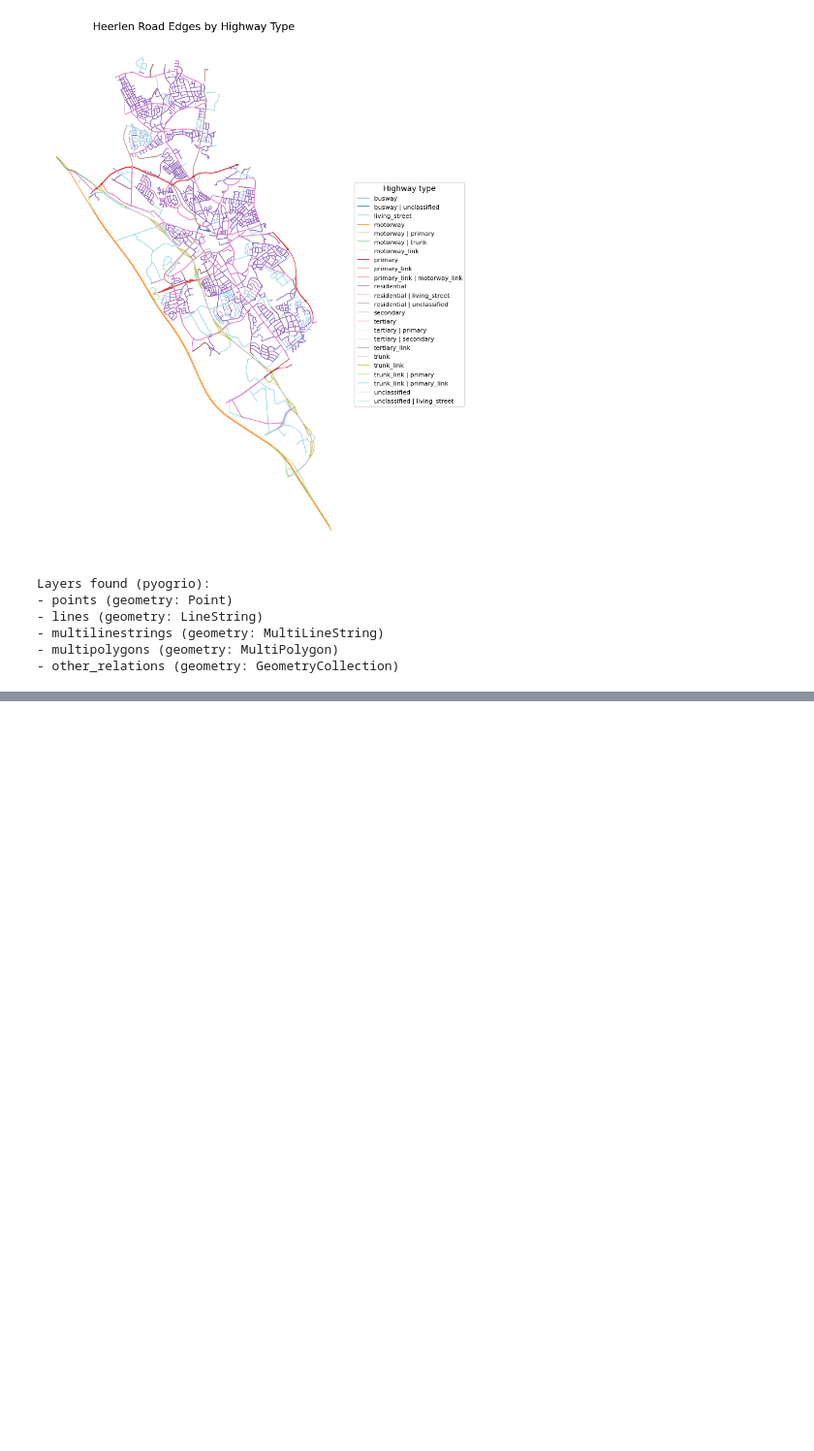
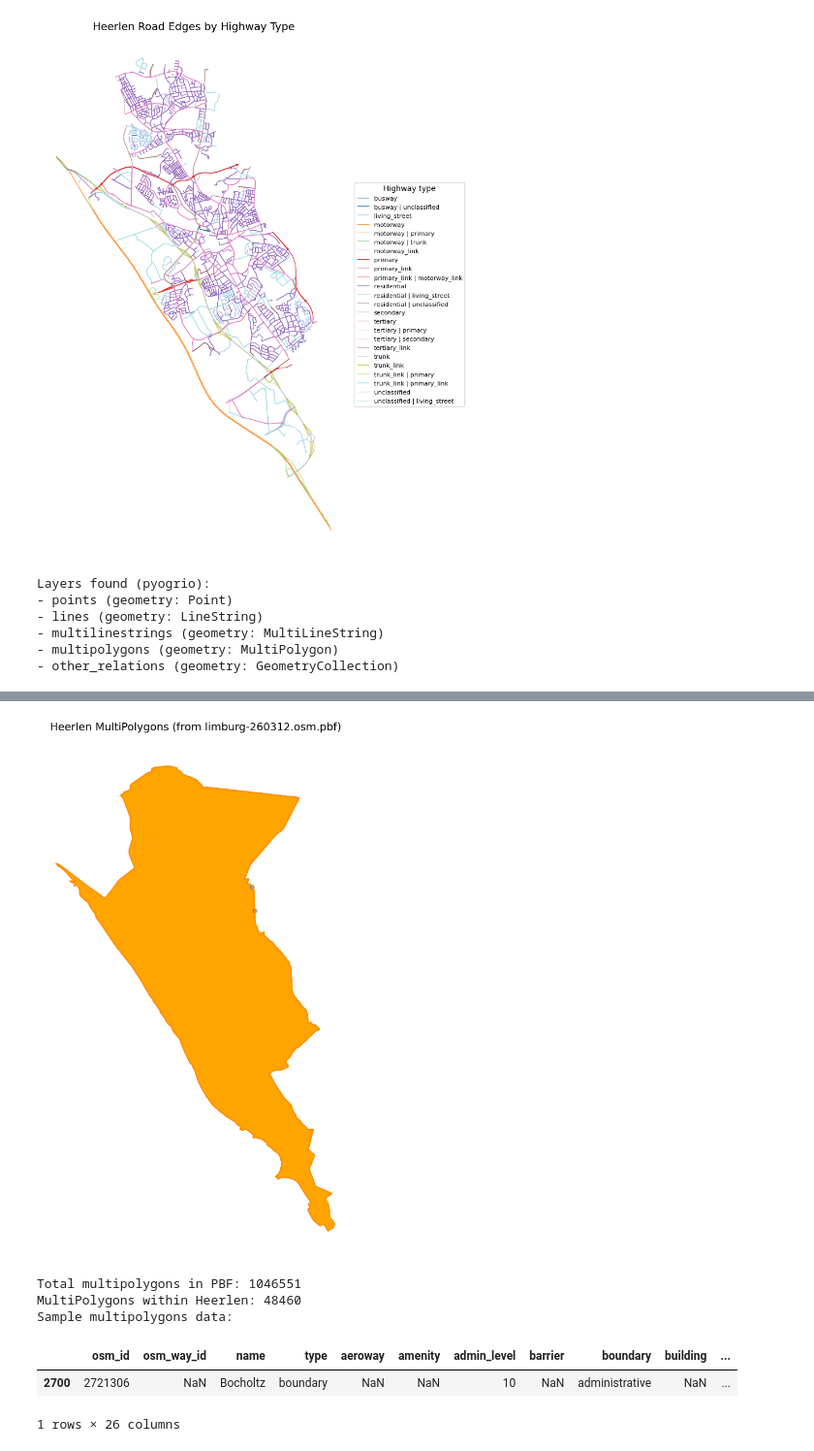
Before and after one commit to Research-Center-Data-Intelligence/Homecare-route-planner, a Jupyter notebook: routing_scripts/map_display.ipynb, the cells around one changed output, grey strips where cells are left out. Shown at 97% size. Drawn from its saved outputs; the diff is of its cells as text; code cells hidden in the pictures; blank space fills up the shorter version.

```diff
--- a/routing_scripts/map_display.ipynb
+++ b/routing_scripts/map_display.ipynb
@@ -815,0 +882,27 @@ KeyboardInterrupt:
+# %%
+# Load and plot MultiPolygons layer (MultiPolygon) filtered to Heerlen
+multipolygons = gpd.read_file(pbf_path, layer="multipolygons")
+multipolygons = multipolygons.to_crs(epsg=3857)
+multipolygons_heerlen = gpd.clip(multipolygons, heerlen_boundary.geometry.iloc[0])
+
+fig, ax = plt.subplots(figsize=(10, 10))
+multipolygons_heerlen.plot(ax=ax, facecolor="orange", edgecolor="darkorange", alpha=0.6)
+ax.set_title("Heerlen MultiPolygons (from limburg-260312.osm.pbf)", fontsize=14)
+ax.set_axis_off()
+plt.tight_layout()
+plt.show()
+
+print(f"Total multipolygons in PBF: {len(multipolygons)}")
+print(f"MultiPolygons within Heerlen: {len(multipolygons_heerlen)}")
+
+# Head the pandas DataFrame of multipolygons to see available attributes
+print("Sample multipolygons data:")
+multipolygons_heerlen.head(1)
+# %% [output]
+[figure, added]
+Total multipolygons in PBF: 1046551
+MultiPolygons within Heerlen: 48460
+Sample multipolygons data:
+|  | osm_id | osm_way_id | name | type | aeroway | amenity | admin_level | barrier | boundary | building | ... |
+| 2700 | 2721306 | NaN | Bocholtz | boundary | NaN | NaN | 10 | NaN | administrative | NaN | ... |
+1 rows × 26 columns
```
Also changed, not shown: parts of 6 cells of this notebook, 1 other file.
